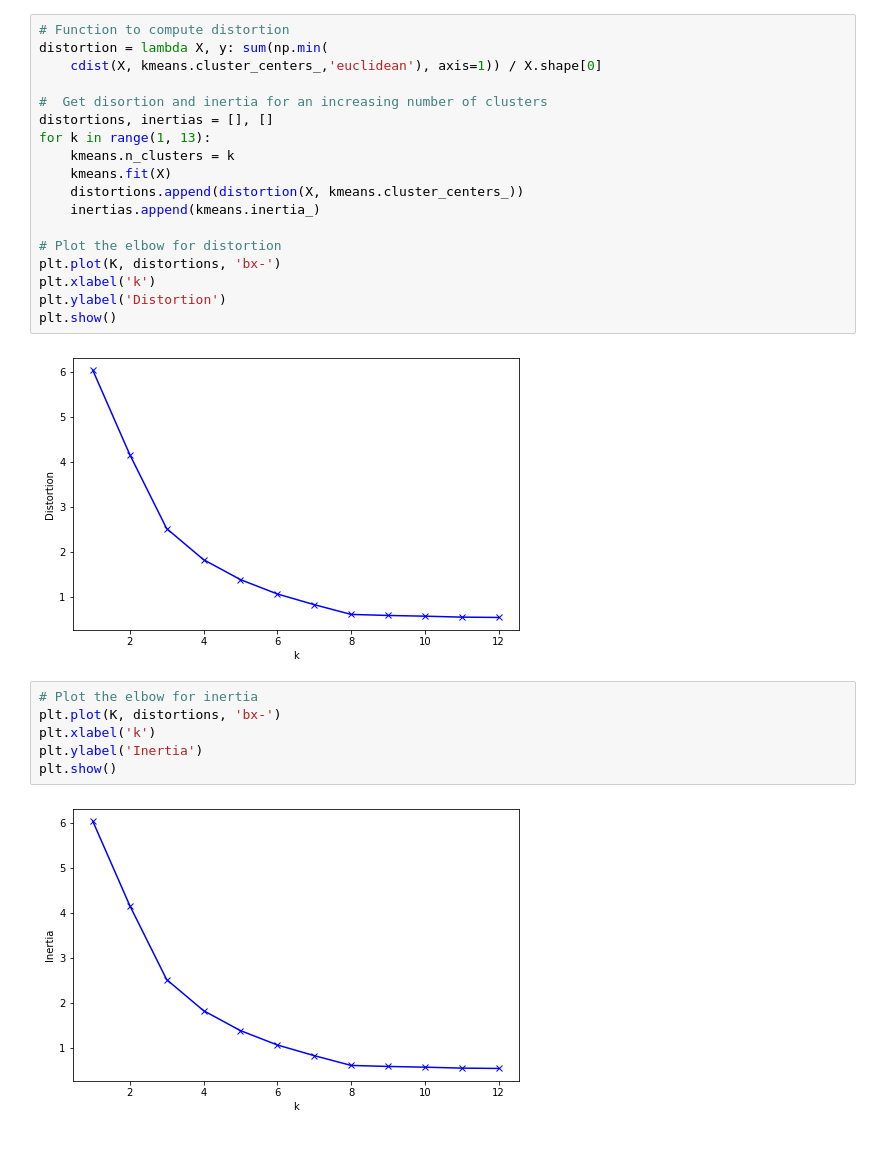
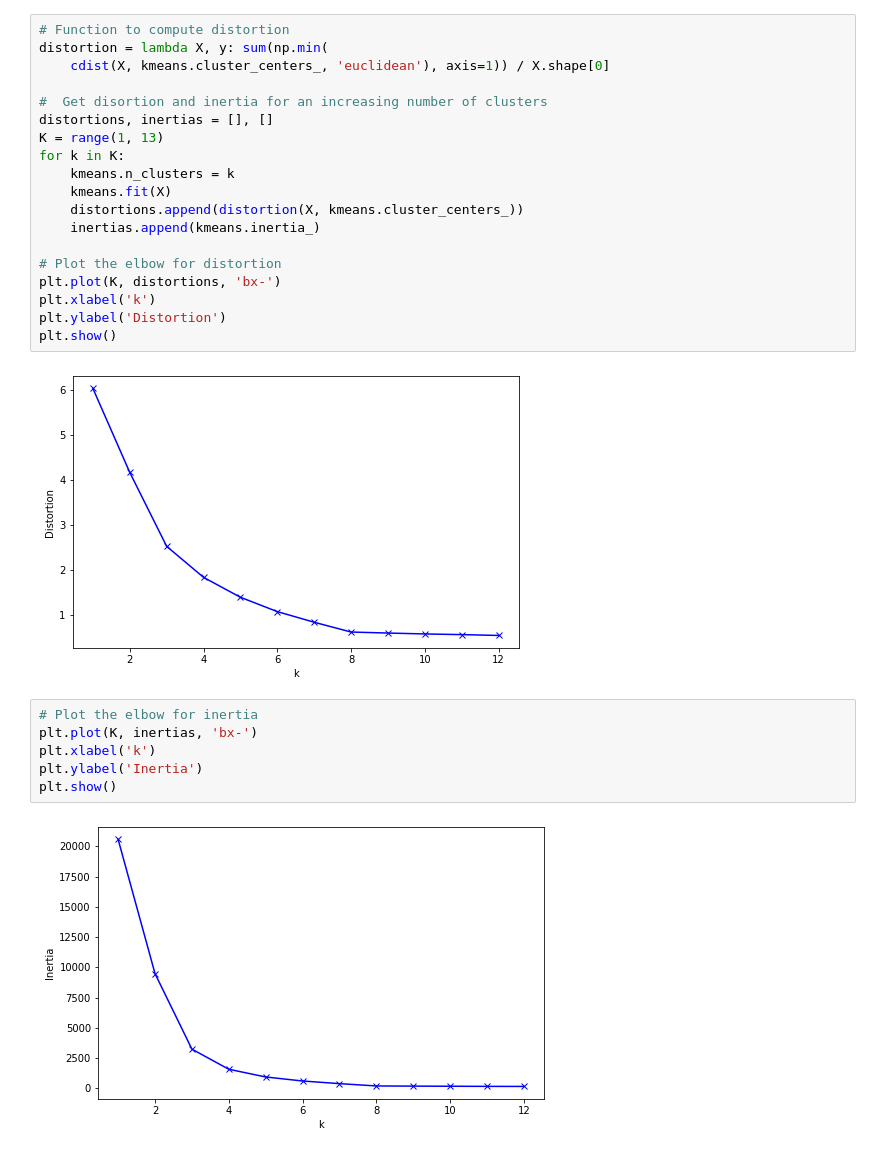
Before and after one commit to jkrch/IntroPythonML, a Jupyter notebook: Clustering/kmeans.ipynb, the cells around one changed output. Drawn from its saved outputs; the diff is of its cells as text.

Commit message:
Fix typos and inertia plot

```diff
--- a/Clustering/kmeans.ipynb
+++ b/Clustering/kmeans.ipynb
@@ -214,11 +211,12 @@ distortion = lambda X, y: sum(np.min(
 # %%
 # Function to compute distortion
 distortion = lambda X, y: sum(np.min(
-    cdist(X, kmeans.cluster_centers_,'euclidean'), axis=1)) / X.shape[0]
+    cdist(X, kmeans.cluster_centers_, 'euclidean'), axis=1)) / X.shape[0]
 
 #  Get disortion and inertia for an increasing number of clusters
 distortions, inertias = [], []
-for k in range(1, 13):
+K = range(1, 13)
+for k in K:
     kmeans.n_clusters = k
     kmeans.fit(X)
     distortions.append(distortion(X, kmeans.cluster_centers_))
@@ -233,9 +231,9 @@ plt.show()
 [figure]
 # %%
 # Plot the elbow for inertia
-plt.plot(K, distortions, 'bx-')
+plt.plot(K, inertias, 'bx-')
 plt.xlabel('k')
 plt.ylabel('Inertia')
 plt.show()
 # %% [output]
-[figure, old version]
+[figure, new version]
```
Also changed, not shown: parts of 8 cells of this notebook.
